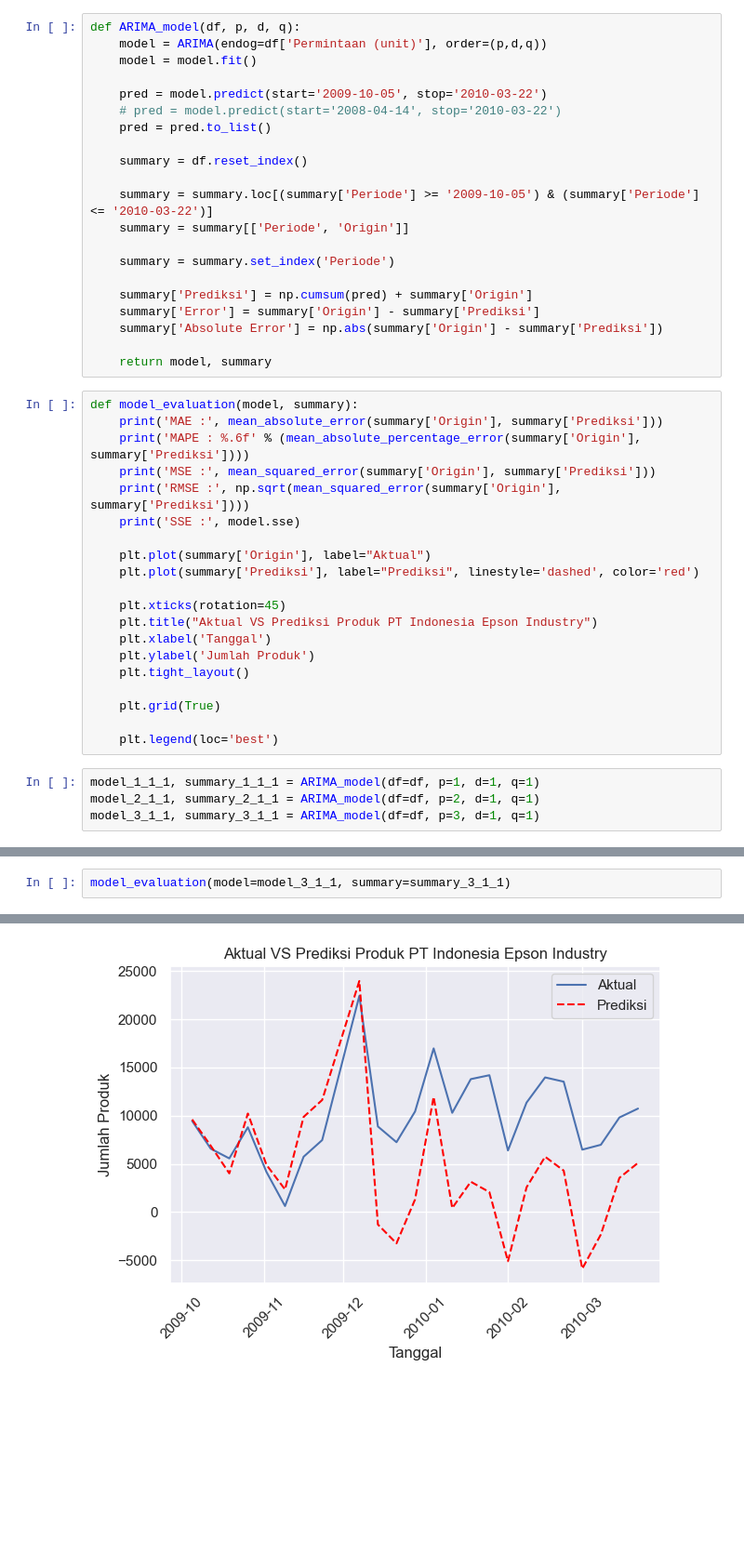
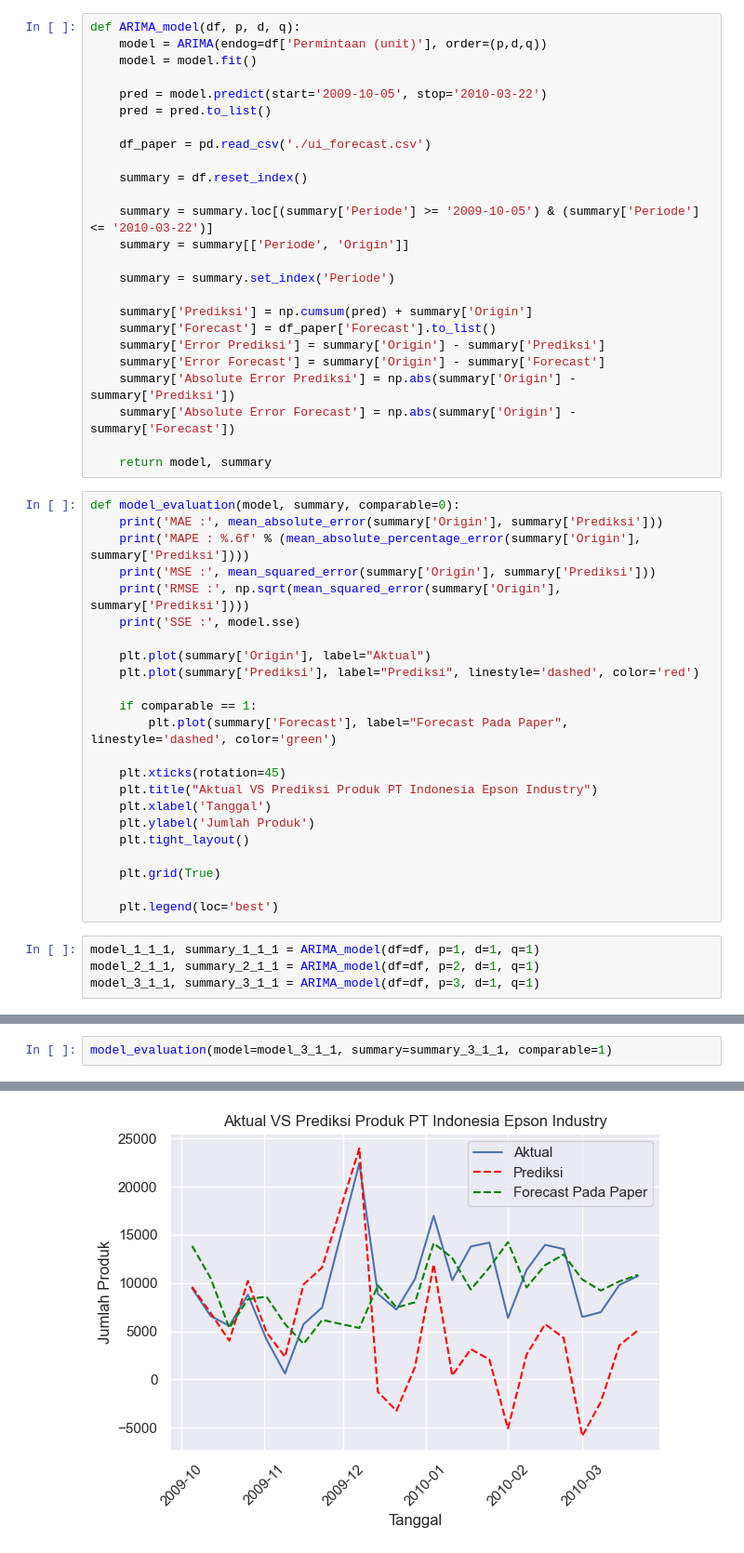
Before and after one commit to andrewmanuelt/arima, a Jupyter notebook: timeseries.ipynb, the cells around one changed output, grey strips where cells are left out. Shown at 93% size. Cells and saved outputs as stored; diff of their text form; blank space fills up the shorter version.

Commit message:
update evaluation code

```diff
--- a/timeseries.ipynb
+++ b/timeseries.ipynb
@@ -220,8 +230,9 @@ def ARIMA_model(df, p, d, q):
     model = model.fit()
 
     pred = model.predict(start='2009-10-05', stop='2010-03-22')
-    # pred = model.predict(start='2008-04-14', stop='2010-03-22')
     pred = pred.to_list()
+
+    df_paper = pd.read_csv('./ui_forecast.csv')
 
     summary = df.reset_index()
 
@@ -231,12 +242,15 @@ def ARIMA_model(df, p, d, q):
     summary = summary.set_index('Periode')
 
     summary['Prediksi'] = np.cumsum(pred) + summary['Origin']
-    summary['Error'] = summary['Origin'] - summary['Prediksi']
-    summary['Absolute Error'] = np.abs(summary['Origin'] - summary['Prediksi'])
+    summary['Forecast'] = df_paper['Forecast'].to_list()
+    summary['Error Prediksi'] = summary['Origin'] - summary['Prediksi']
+    summary['Error Forecast'] = summary['Origin'] - summary['Forecast']
+    summary['Absolute Error Prediksi'] = np.abs(summary['Origin'] - summary['Prediksi'])
+    summary['Absolute Error Forecast'] = np.abs(summary['Origin'] - summary['Forecast'])
 
     return model, summary
 # %%
-def model_evaluation(model, summary):
+def model_evaluation(model, summary, comparable=0):
     print('MAE :', mean_absolute_error(summary['Origin'], summary['Prediksi']))
     print('MAPE : %.6f' % (mean_absolute_percentage_error(summary['Origin'], summary['Prediksi'])))
     print('MSE :', mean_squared_error(summary['Origin'], summary['Prediksi']))
@@ -245,6 +259,9 @@ def model_evaluation(model, summary):
 
     plt.plot(summary['Origin'], label="Aktual")
     plt.plot(summary['Prediksi'], label="Prediksi", linestyle='dashed', color='red')
+
+    if comparable == 1:
+        plt.plot(summary['Forecast'], label="Forecast Pada Paper", linestyle='dashed', color='green')
 
     plt.xticks(rotation=45)
     plt.title("Aktual VS Prediksi Produk PT Indonesia Epson Industry")
@@ -387,11 +404,11 @@ RMSE : 7097.002302237146
 SSE : 2377048646.1276083
 [figure]
 # %%
-model_evaluation(model=model_3_1_1, summary=summary_3_1_1)
+model_evaluation(model=model_3_1_1, summary=summary_3_1_1, comparable=1)
 # %% [output]
 MAE : 6432.603992602725
 MAPE : 0.805270
 MSE : 58140061.470707715
 RMSE : 7624.96304716998
 SSE : 2022834627.2498305
-[figure, old version]
+[figure, new version]
```
Also changed, not shown: parts of 7 cells of this notebook.
